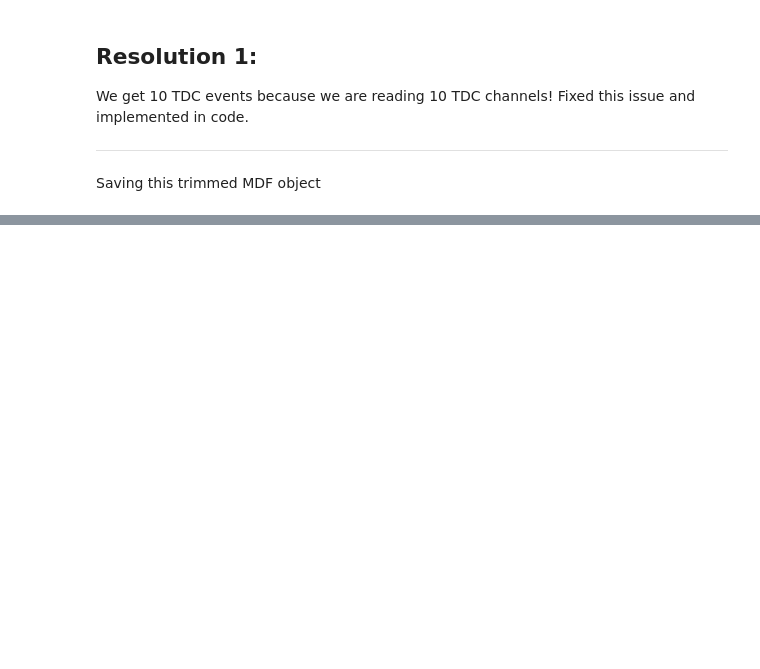
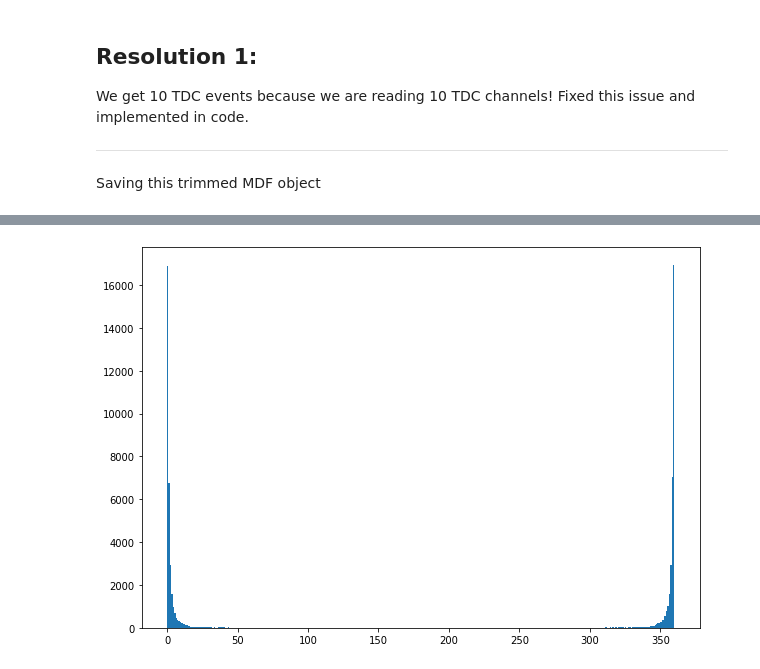
Before and after one commit to shanto268/HEP_DAQ, a Jupyter notebook: CrateAnalysis/image_analysis.ipynb, the cells around one changed output, grey strips where cells are left out. Cells and saved outputs as stored; diff of their text form; code cells hidden in the pictures; blank space fills up the shorter version.

Commit message:
updated DAQ code with quanah breakdown prevention + analysis code with angle and tomogram images in report

```diff
--- a/CrateAnalysis/image_analysis.ipynb
+++ b/CrateAnalysis/image_analysis.ipynb
@@ -251,0 +260,9 @@ mdfo.reload()
+# %%
+mdfo.events_df["angle"] = mdfo.events_df.eval("(asymL4 - asymL2)/(asymL3 - asymL1) % 360")
+# %%
+angles = mdfo.get("angle")
+# %%
+plt.hist(angles,bins=360)
+plt.show()
+# %% [output]
+[figure, added]
```
Also changed, not shown: parts of 71 cells of this notebook, 24 other files.
